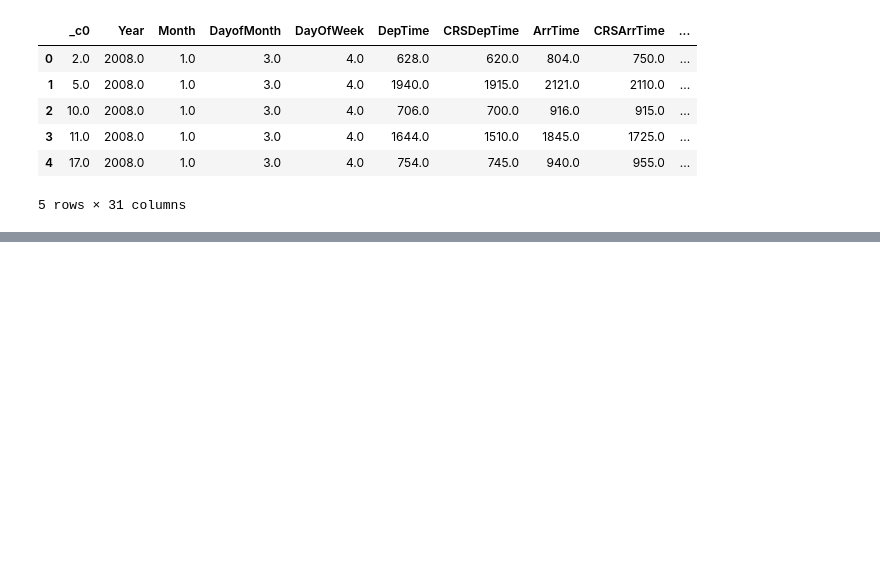
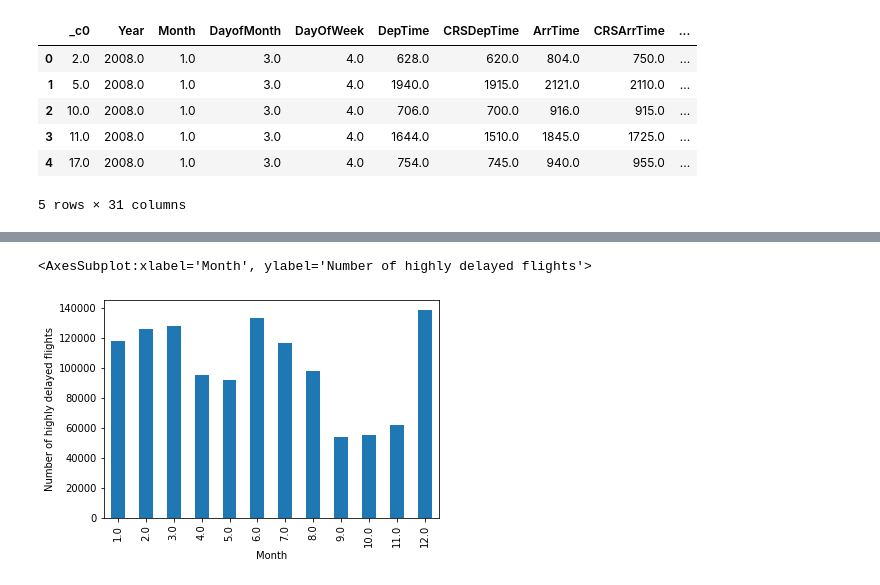
Before and after one commit to Anshumaan-Chauhan02/Scalability-Check-for-Machine-Learning-System-Predicting-Flight-Delays, a Jupyter notebook: SystemsForDS-Project.ipynb, the cells around one changed output, grey strips where cells are left out. Saved outputs shown, nothing was run; the diff lists cells and outputs as text; code cells hidden in the pictures; blank space fills up the shorter version.

```diff
--- a/SystemsForDS-Project.ipynb
+++ b/SystemsForDS-Project.ipynb
@@ -290,0 +295,5 @@ fig = plt.figure(figsize=(15,15))
+# %%
+df_pandas[["label","Month"]].where(df_pandas["label"]==1).groupby("Month").count().plot(kind='bar',legend=False, ylabel="Number of highly delayed flights")
+# %% [output]
+<AxesSubplot:xlabel='Month', ylabel='Number of highly delayed flights'>
+[figure, added]
```
Also changed, not shown: parts of 18 cells of this notebook.
